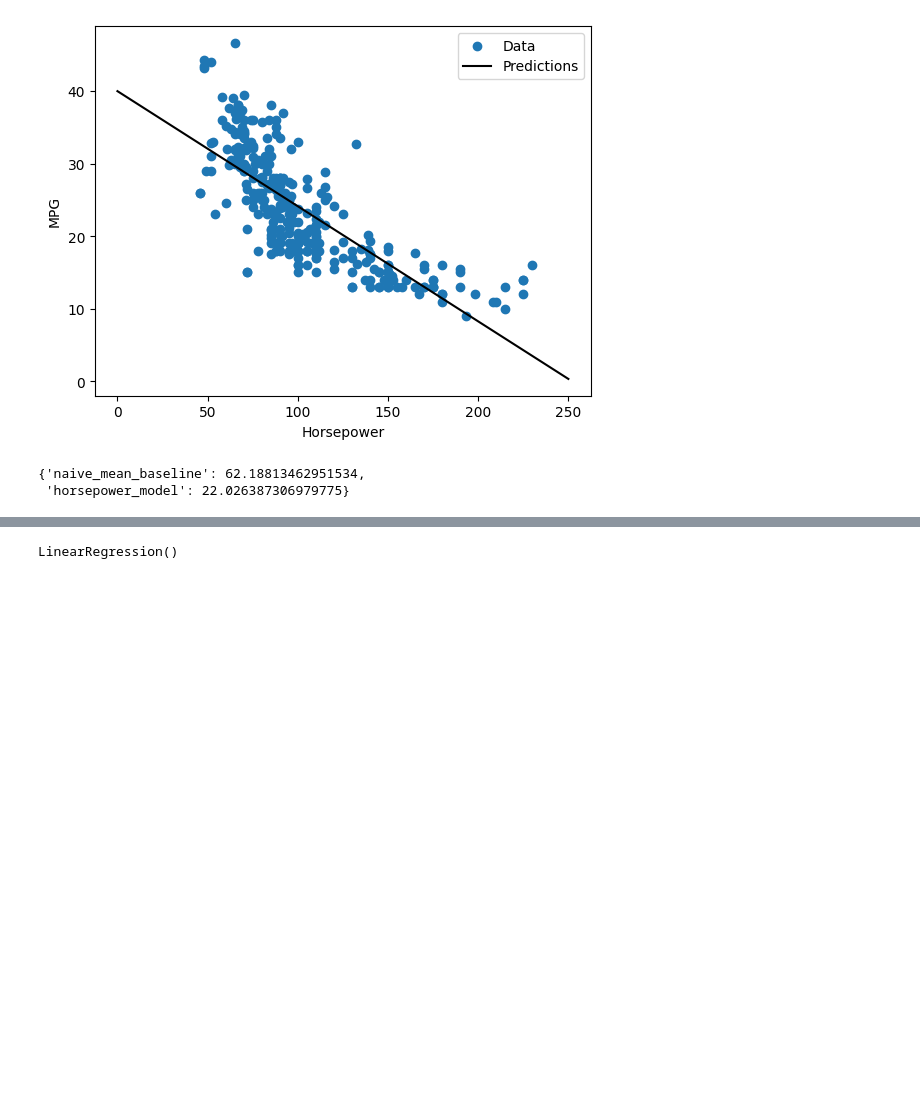
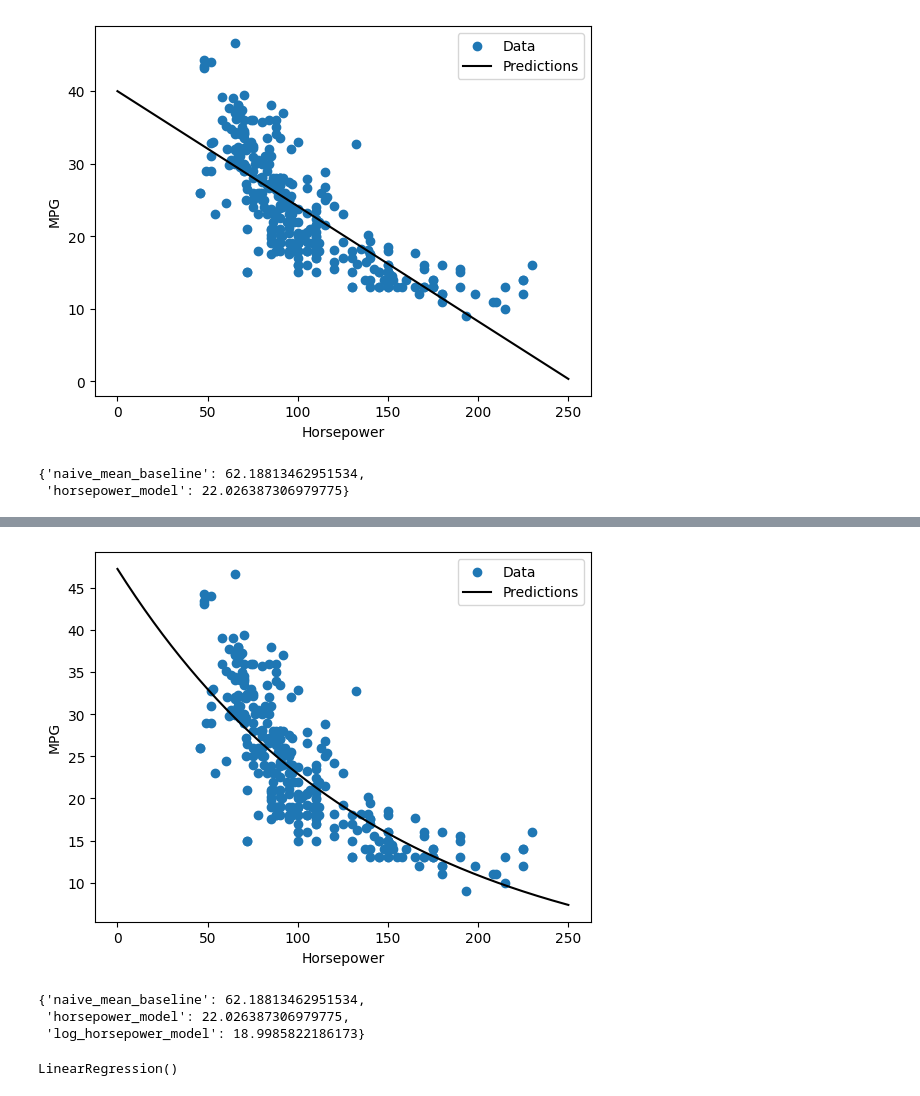
Before and after one commit to jdvelasq/classroom-vibecoding, a Jupyter notebook: implementation/predictiva/P200_regresion_basica/professor/notebook.ipynb, the cells around one changed output, grey strips where cells are left out. Drawn from its saved outputs; the diff is of its cells as text; code cells hidden in the pictures; blank space fills up the shorter version.

```diff
--- a/implementation/predictiva/P200_regresion_basica/professor/notebook.ipynb
+++ b/implementation/predictiva/P200_regresion_basica/professor/notebook.ipynb
@@ -264 +291,36 @@ test_results
+# %%
+import numpy as np
+
+log_horsepower_model = Pipeline(
+    [
+        (
+            "regressor",
+            TransformedTargetRegressor(
+                regressor=LinearRegression(),
+                func=np.log1p,
+                inverse_func=np.expm1,
+            ),
+        ),
+    ]
+)
+
+log_horsepower_model.fit(standarized_train_horsepower, train_labels)
+y = log_horsepower_model.predict(scaled_x)
+
+plot_horsepower(x, y)
+# %% [output]
+[figure, added]
+# %%
+test_predictions = log_horsepower_model.predict(standarized_test_horsepower)
+
+test_results["log_horsepower_model"] = mean_squared_error(
+    y_true=test_labels,
+    y_pred=test_predictions,
+)
+
+test_results
+# %% [output]
+{'naive_mean_baseline': 62.18813462951534,
+ 'horsepower_model': 22.026387306979775,
+ 'log_horsepower_model': 18.9985822186173}
 # %%
```
Also changed, not shown: parts of 16 cells of this notebook.
